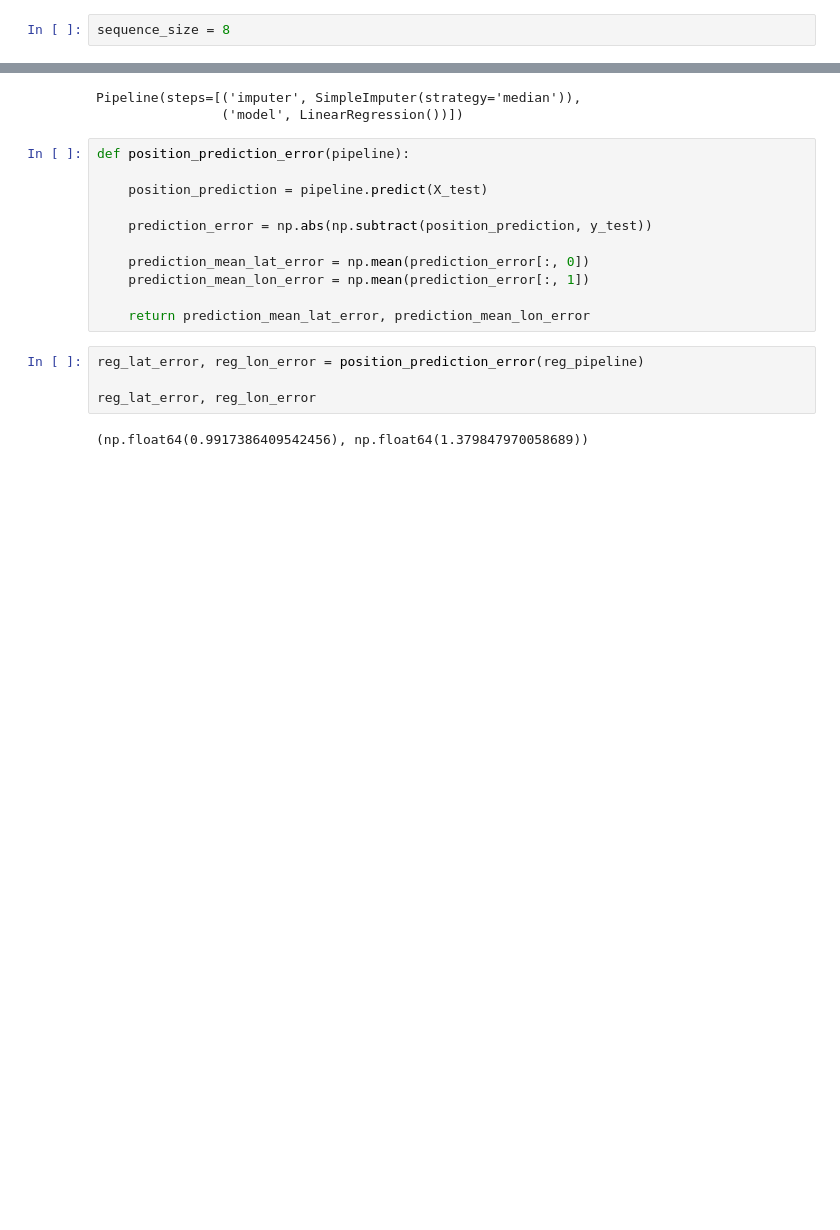
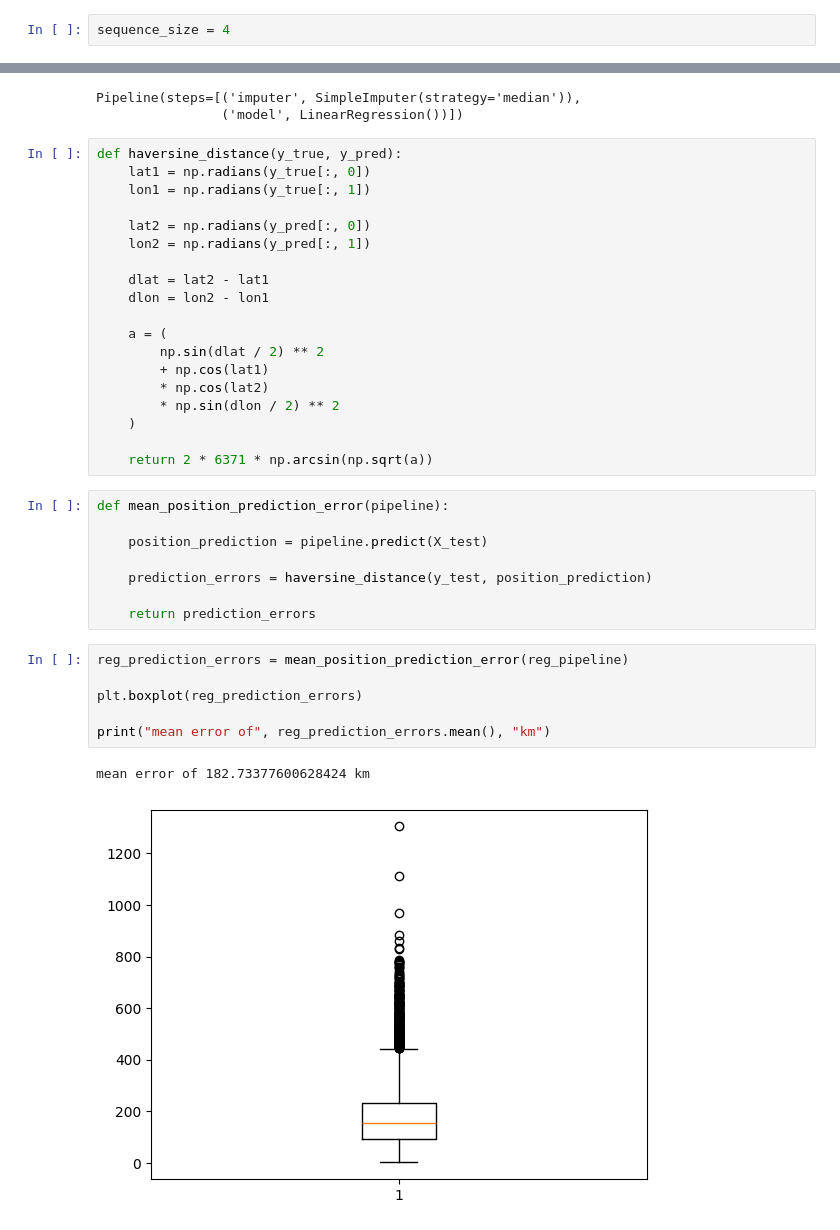
Before and after one commit to tomneisel/hurricane-trajectory, a Jupyter notebook: notebooks/timestamp_trajectory_prediction.ipynb, the cells around one changed output, grey strips where cells are left out. Cells and saved outputs as stored; diff of their text form; blank space fills up the shorter version.

Commit message:
haversine distance for XGBoost predicting 24h ahead

```diff
--- a/notebooks/timestamp_trajectory_prediction.ipynb
+++ b/notebooks/timestamp_trajectory_prediction.ipynb
@@ -97,7 +98,7 @@ test_df
 | 126944 | 2025286N14320 | 2025 | 101 | LORENZO | 2025-10-15 12:00:00 | TS | 21.100000 | -44.500000 | hurdat_atl | main | ... |
 8330 rows × 33 columns
 # %%
-sequence_size = 8
+sequence_size = 4
 # %%
 def create_sequences(df: pd.DataFrame, window_size=sequence_size, time_hours = 3):
     X = []
@@ -184,20 +185,39 @@ reg_pipeline.fit(X_train, y_train)
 # %% [output]
 Pipeline(steps=[('imputer', SimpleImputer(strategy='median')),
                 ('model', LinearRegression())])
+# %%
+def haversine_distance(y_true, y_pred):
+    lat1 = np.radians(y_true[:, 0])
+    lon1 = np.radians(y_true[:, 1])
+
+    lat2 = np.radians(y_pred[:, 0])
+    lon2 = np.radians(y_pred[:, 1])
+
+    dlat = lat2 - lat1
+    dlon = lon2 - lon1
+
+    a = (
+        np.sin(dlat / 2) ** 2
+        + np.cos(lat1)
+        * np.cos(lat2)
+        * np.sin(dlon / 2) ** 2
+    )
+
+    return 2 * 6371 * np.arcsin(np.sqrt(a))
 # %%
-def position_prediction_error(pipeline):
+def mean_position_prediction_error(pipeline):
 
     position_prediction = pipeline.predict(X_test)
 
-    prediction_error = np.abs(np.subtract(position_prediction, y_test))
+    prediction_errors = haversine_distance(y_test, position_prediction)
 
-    prediction_mean_lat_error = np.mean(prediction_error[:, 0])
-    prediction_mean_lon_error = np.mean(prediction_error[:, 1])
-
-    return prediction_mean_lat_error, prediction_mean_lon_error
+    return prediction_errors
 # %%
-reg_lat_error, reg_lon_error = position_prediction_error(reg_pipeline)
+reg_prediction_errors = mean_position_prediction_error(reg_pipeline)
 
-reg_lat_error, reg_lon_error
+plt.boxplot(reg_prediction_errors)
+
+print("mean error of", reg_prediction_errors.mean(), "km")
 # %% [output]
-(np.float64(0.9917386409542456), np.float64(1.379847970058689))
+mean error of 182.73377600628424 km
+[figure, added]
```
Also changed, not shown: parts of 3 cells of this notebook.
